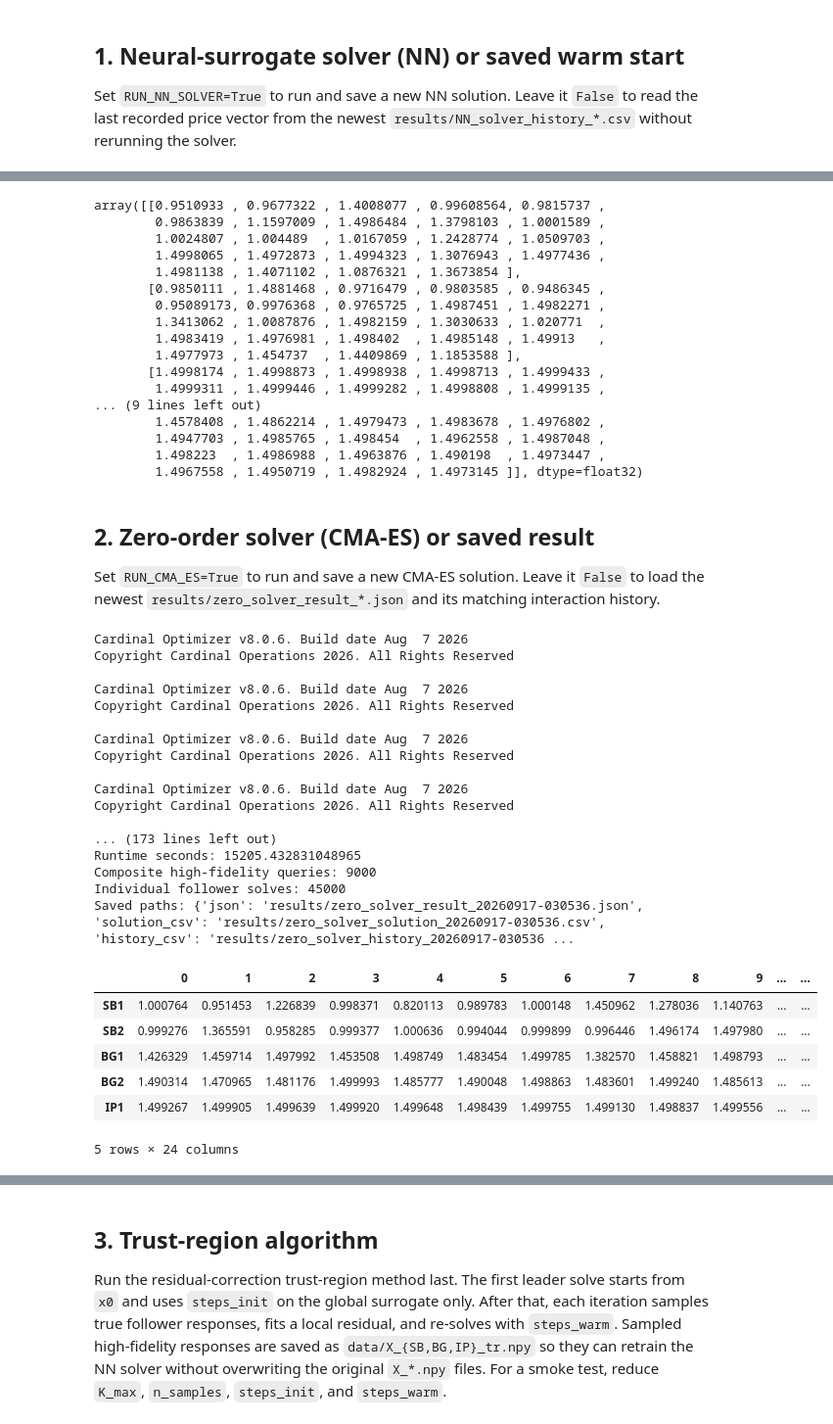
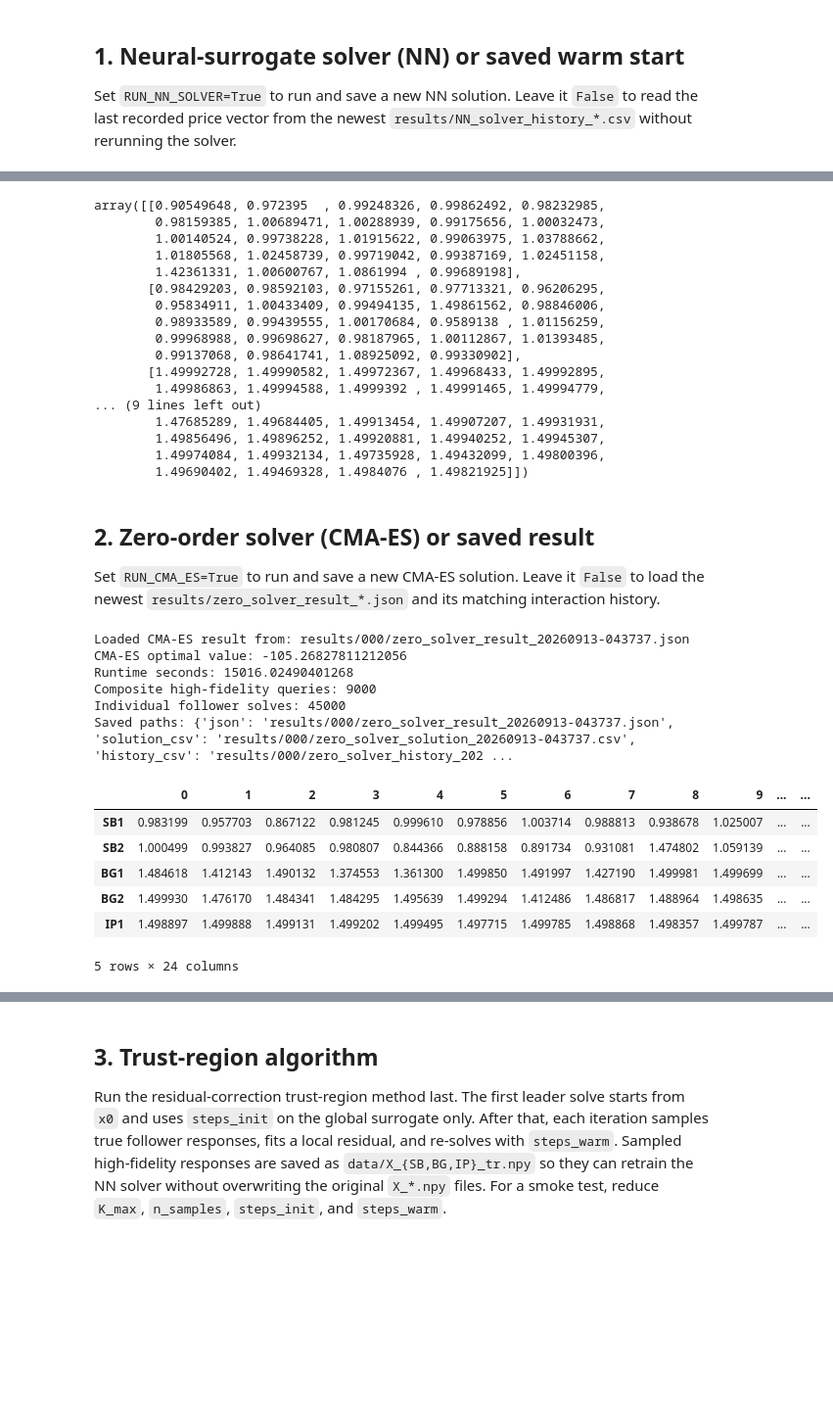
Before and after one commit to hkuedl/surrogate-assisted-stackelberg-game, a Jupyter notebook: run_trust_region_experiment.ipynb, the cells around one changed output, grey strips where cells are left out. Shown at 98% size. Cells and saved outputs as stored; diff of their text form; code cells hidden in the pictures; blank space fills up the shorter version.

```diff
--- a/run_trust_region_experiment.ipynb
+++ b/run_trust_region_experiment.ipynb
@@ -77,7 +77,7 @@ array([[0.75, 0.75, 0.75, 0.75, 0.75, 0.75, 0.75, 0.75, 0.75, 0.75, 0.75,
 
 Set `RUN_NN_SOLVER=True` to run and save a new NN solution. Leave it `False` to read the last recorded price vector from the newest `results/NN_solver_history_*.csv` without rerunning the solver.
 # %%
-RUN_NN_SOLVER = True
+RUN_NN_SOLVER = False
 
 nn_config = NNSolverExperimentConfig(
     upper_net=upper_net,
@@ -102,7 +102,7 @@ if RUN_NN_SOLVER:
     warm_start_point = nn_prices.copy()
     print("Ran NN solver and saved history to:", nn_result.get("history_path"))
 else:
-    results_dir = Path("results")
+    results_dir = Path("results/000")
     history_candidates = list(results_dir.glob("NN_solver_history_*.csv"))
     if not history_candidates:
         fallback_history = results_dir / "NN_solver_history.csv"
@@ -180,29 +167,29 @@ Runtime seconds: 2158.3281478881836
 assert warm_start_point.shape == (len(scenarios), T)
 warm_start_point
 # %% [output]
-array([[0.9510933 , 0.9677322 , 1.4008077 , 0.99608564, 0.9815737 ,
-        0.9863839 , 1.1597009 , 1.4986484 , 1.3798103 , 1.0001589 ,
-        1.0024807 , 1.004489  , 1.0167059 , 1.2428774 , 1.0509703 ,
-        1.4998065 , 1.4972873 , 1.4994323 , 1.3076943 , 1.4977436 ,
-        1.4981138 , 1.4071102 , 1.0876321 , 1.3673854 ],
-       [0.9850111 , 1.4881468 , 0.9716479 , 0.9803585 , 0.9486345 ,
-        0.95089173, 0.9976368 , 0.9765725 , 1.4987451 , 1.4982271 ,
-        1.3413062 , 1.0087876 , 1.4982159 , 1.3030633 , 1.020771  ,
-        1.4983419 , 1.4976981 , 1.498402  , 1.4985148 , 1.49913   ,
-        1.4977973 , 1.454737  , 1.4409869 , 1.1853588 ],
-       [1.4998174 , 1.4998873 , 1.4998938 , 1.4998713 , 1.4999433 ,
-        1.4999311 , 1.4999446 , 1.4999282 , 1.4998808 , 1.4999135 ,
+array([[0.90549648, 0.972395  , 0.99248326, 0.99862492, 0.98232985,
+        0.98159385, 1.00689471, 1.00288939, 0.99175656, 1.00032473,
+        1.00140524, 0.99738228, 1.01915622, 0.99063975, 1.03788662,
+        1.01805568, 1.02458739, 0.99719042, 0.99387169, 1.02451158,
+        1.42361331, 1.00600767, 1.0861994 , 0.99689198],
+       [0.98429203, 0.98592103, 0.97155261, 0.97713321, 0.96206295,
+        0.95834911, 1.00433409, 0.99494135, 1.49861562, 0.98846006,
+        0.98933589, 0.99439555, 1.00170684, 0.9589138 , 1.01156259,
+        0.99968988, 0.99698627, 0.98187965, 1.00112867, 1.01393485,
+        0.99137068, 0.98641741, 1.08925092, 0.99330902],
+       [1.49992728, 1.49990582, 1.49972367, 1.49968433, 1.49992895,
+        1.49986863, 1.49994588, 1.4999392 , 1.49991465, 1.49994779,
 ... (9 lines left out)
-        1.4578408 , 1.4862214 , 1.4979473 , 1.4983678 , 1.4976802 ,
-        1.4947703 , 1.4985765 , 1.498454  , 1.4962558 , 1.4987048 ,
-        1.498223  , 1.4986988 , 1.4963876 , 1.490198  , 1.4973447 ,
-        1.4967558 , 1.4950719 , 1.4982924 , 1.4973145 ]], dtype=float32)
+        1.47685289, 1.49684405, 1.49913454, 1.49907207, 1.49931931,
+        1.49856496, 1.49896252, 1.49920881, 1.49940252, 1.49945307,
+        1.49974084, 1.49932134, 1.49735928, 1.49432099, 1.49800396,
+        1.49690402, 1.49469328, 1.4984076 , 1.49821925]])
 # %% [markdown]
 ## 2. Zero-order solver (CMA-ES) or saved result
 
 Set `RUN_CMA_ES=True` to run and save a new CMA-ES solution. Leave it `False` to load the newest `results/zero_solver_result_*.json` and its matching interaction history.
 # %%
-RUN_CMA_ES = True
+RUN_CMA_ES = False
 
 zero_config = ZeroOrderExperimentConfig(
     upper_net=upper_net,
@@ -221,7 +208,7 @@ zero_config = ZeroOrderExperimentConfig(
     lower_time_limit=30.0,
     lower_mip_gap=1e-3,
     save_results=True,
-    output_dir="results",
+    output_dir="results/000",
 )
 
 if RUN_CMA_ES:
@@ -269,53 +256,42 @@ else:
         "optimal pi": saved_prices.reshape(len(scenarios), T),
         "optimal value": float(saved_zero_result["optimal_value"]),
         "p_mg": saved_zero_result.get("p_mg"),
         "runtime_seconds": float(saved_zero_result["runtime_seconds"]),
         "n_interactions": int(saved_zero_result["n_interactions"]),
         "interaction_history": pd.read_csv(zero_history_path),
         "scenarios": saved_scenarios,
         "mg_buses": saved_zero_result.get("mg_buses"),
         "saved_paths": {
             "json": str(latest_zero_result_path),
             "solution_csv": str(zero_solution_path),
             "history_csv": str(zero_history_path),
         },
     }
     print("Loaded CMA-ES result from:", latest_zero_result_path)
 
 zero_prices = np.asarray(zero_result["optimal pi"]).reshape(len(scenarios), T)
 print("CMA-ES optimal value:", zero_result["optimal value"])
 print("Runtime seconds:", zero_result["runtime_seconds"])
 print("Composite high-fidelity queries:", zero_result["n_interactions"])
 print(
     "Individual follower solves:",
     zero_result["n_interactions"] * len(scenarios),
 )
 print("Saved paths:", zero_result.get("saved_paths"))
 display(pd.DataFrame(zero_prices, index=scenarios))
 # %% [output]
-Cardinal Optimizer v8.0.6. Build date Aug  7 2026
-Copyright Cardinal Operations 2026. All Rights Reserved
-
-Cardinal Optimizer v8.0.6. Build date Aug  7 2026
-Copyright Cardinal Operations 2026. All Rights Reserved
-
-Cardinal Optimizer v8.0.6. Build date Aug  7 2026
-Copyright Cardinal Operations 2026. All Rights Reserved
-
-Cardinal Optimizer v8.0.6. Build date Aug  7 2026
-Copyright Cardinal Operations 2026. All Rights Reserved
-
-... (173 lines left out)
-Runtime seconds: 15205.432831048965
+Loaded CMA-ES result from: results/000/zero_solver_result_20260913-043737.json
+CMA-ES optimal value: -105.26827811212056
+Runtime seconds: 15016.02490401268
 Composite high-fidelity queries: 9000
 Individual follower solves: 45000
-Saved paths: {'json': 'results/zero_solver_result_20260917-030536.json', 'solution_csv': 'results/zero_solver_solution_20260917-030536.csv', 'history_csv': 'results/zero_solver_history_20260917-030536 ...
+Saved paths: {'json': 'results/000/zero_solver_result_20260913-043737.json', 'solution_csv': 'results/000/zero_solver_solution_20260913-043737.csv', 'history_csv': 'results/000/zero_solver_history_202 ...
 |  | 0 | 1 | 2 | 3 | 4 | 5 | 6 | 7 | 8 | 9 | ... | ... |
-| SB1 | 1.000764 | 0.951453 | 1.226839 | 0.998371 | 0.820113 | 0.989783 | 1.000148 | 1.450962 | 1.278036 | 1.140763 | ... | ... |
-| SB2 | 0.999276 | 1.365591 | 0.958285 | 0.999377 | 1.000636 | 0.994044 | 0.999899 | 0.996446 | 1.496174 | 1.497980 | ... | ... |
-| BG1 | 1.426329 | 1.459714 | 1.497992 | 1.453508 | 1.498749 | 1.483454 | 1.499785 | 1.382570 | 1.458821 | 1.498793 | ... | ... |
-| BG2 | 1.490314 | 1.470965 | 1.481176 | 1.499993 | 1.485777 | 1.490048 | 1.498863 | 1.483601 | 1.499240 | 1.485613 | ... | ... |
-| IP1 | 1.499267 | 1.499905 | 1.499639 | 1.499920 | 1.499648 | 1.498439 | 1.499755 | 1.499130 | 1.498837 | 1.499556 | ... | ... |
+| SB1 | 0.983199 | 0.957703 | 0.867122 | 0.981245 | 0.999610 | 0.978856 | 1.003714 | 0.988813 | 0.938678 | 1.025007 | ... | ... |
+| SB2 | 1.000499 | 0.993827 | 0.964085 | 0.980807 | 0.844366 | 0.888158 | 0.891734 | 0.931081 | 1.474802 | 1.059139 | ... | ... |
+| BG1 | 1.484618 | 1.412143 | 1.490132 | 1.374553 | 1.361300 | 1.499850 | 1.491997 | 1.427190 | 1.499981 | 1.499699 | ... | ... |
+| BG2 | 1.499930 | 1.476170 | 1.484341 | 1.484295 | 1.495639 | 1.499294 | 1.412486 | 1.486817 | 1.488964 | 1.498635 | ... | ... |
+| IP1 | 1.498897 | 1.499888 | 1.499131 | 1.499202 | 1.499495 | 1.497715 | 1.499785 | 1.498868 | 1.498357 | 1.499787 | ... | ... |
 5 rows × 24 columns
 # %%
 baseline_summary = pd.DataFrame(
```
Also changed, not shown: parts of 3 cells of this notebook, 16 other files.
